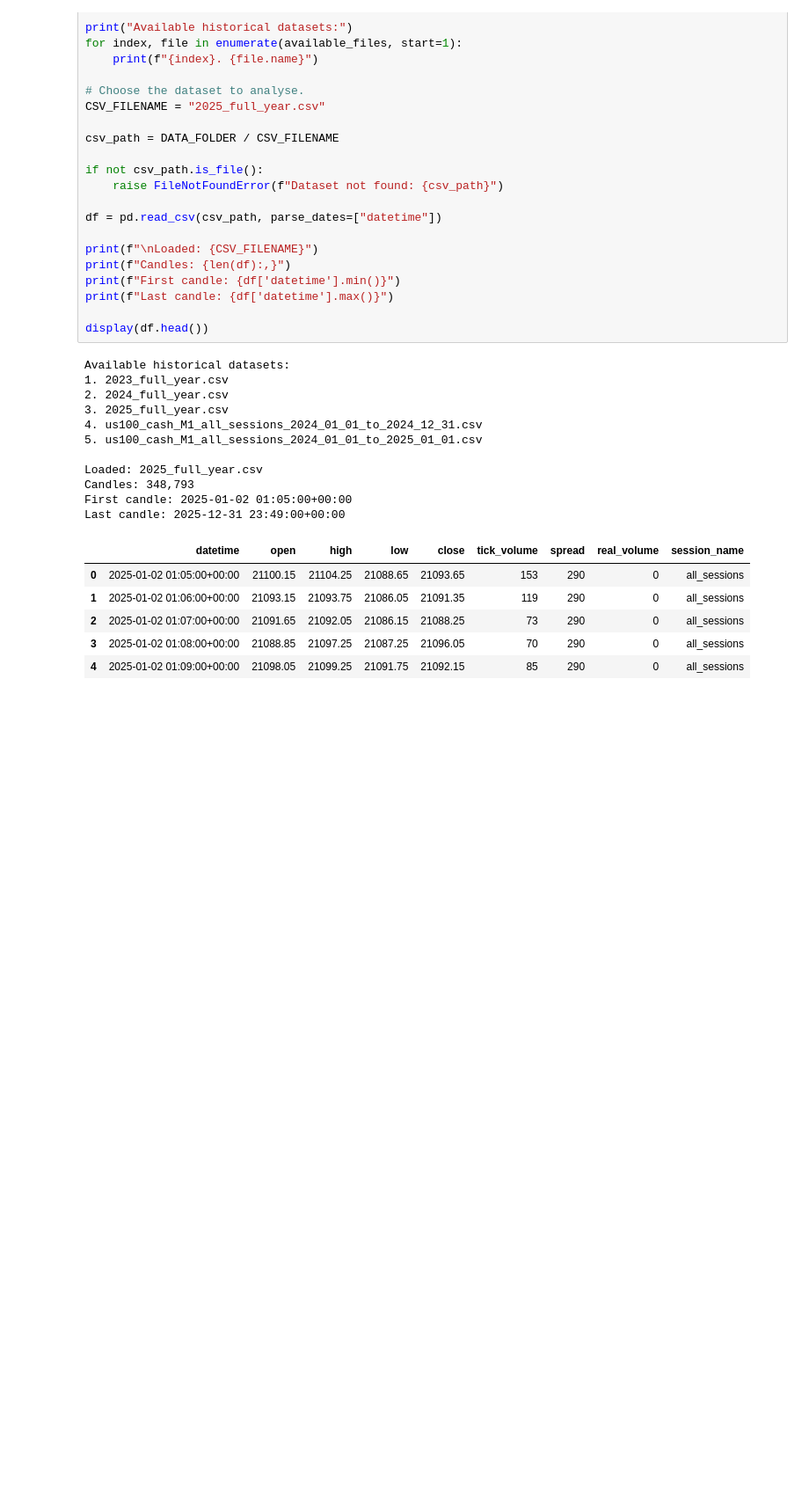
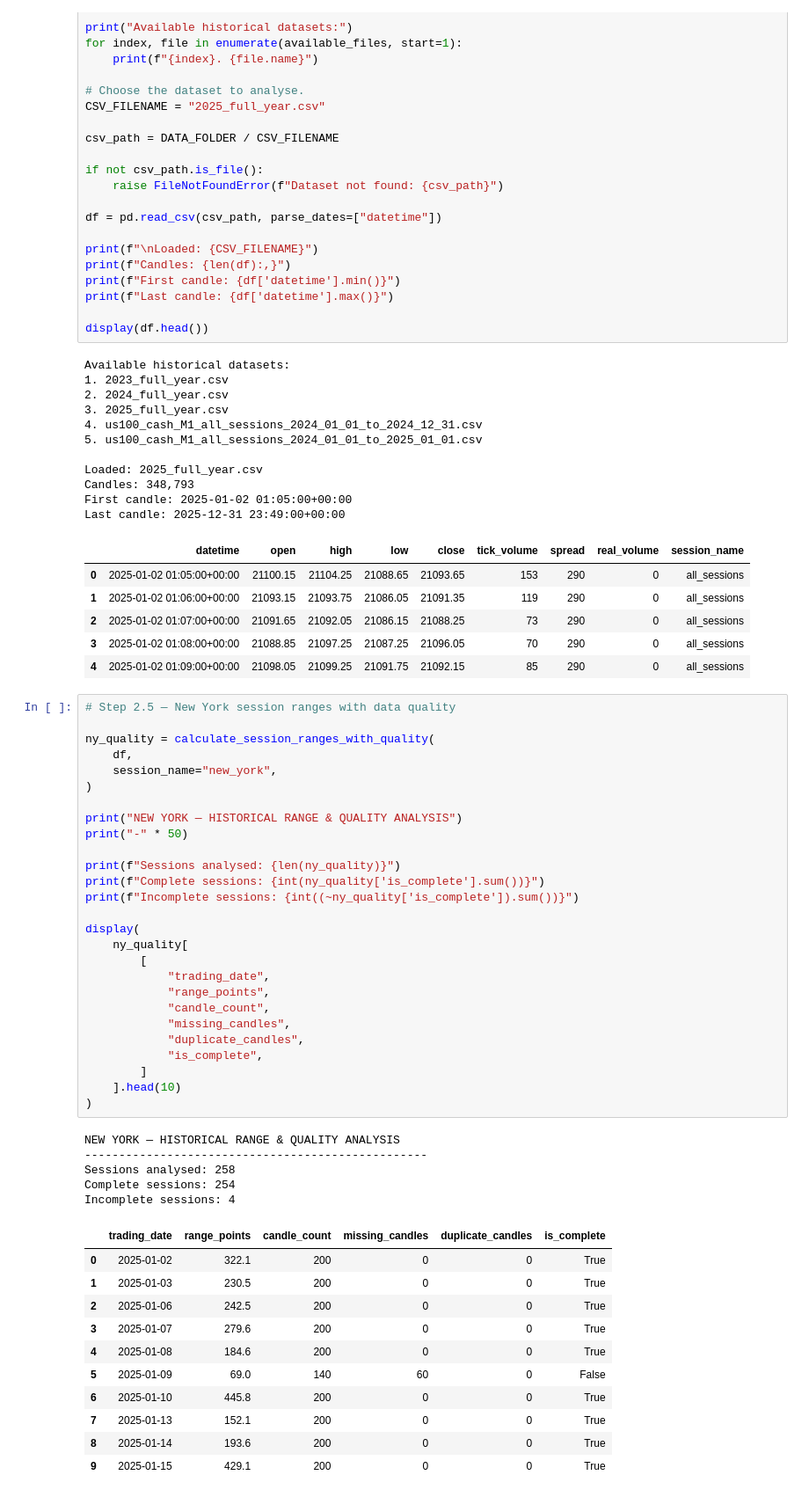
Before and after one commit to oa1013/candle-fetcher, a Jupyter notebook: notebooks/08_daily_session_range_analyzer.ipynb, the cells around one changed output. Shown at 88% size. Saved outputs shown, nothing was run; the diff lists cells and outputs as text; blank space fills up the shorter version.

```diff
--- a/notebooks/08_daily_session_range_analyzer.ipynb
+++ b/notebooks/08_daily_session_range_analyzer.ipynb
@@ -69,3 +69,47 @@ Last candle: 2025-12-31 23:49:00+00:00
 | 2 | 2025-01-02 01:07:00+00:00 | 21091.65 | 21092.05 | 21086.15 | 21088.25 | 73 | 290 | 0 | all_sessions |
 | 3 | 2025-01-02 01:08:00+00:00 | 21088.85 | 21097.25 | 21087.25 | 21096.05 | 70 | 290 | 0 | all_sessions |
 | 4 | 2025-01-02 01:09:00+00:00 | 21098.05 | 21099.25 | 21091.75 | 21092.15 | 85 | 290 | 0 | all_sessions |
+# %%
+# Step 2.5 — New York session ranges with data quality
+
+ny_quality = calculate_session_ranges_with_quality(
+    df,
+    session_name="new_york",
+)
+
+print("NEW YORK — HISTORICAL RANGE & QUALITY ANALYSIS")
+print("-" * 50)
+
+print(f"Sessions analysed: {len(ny_quality)}")
+print(f"Complete sessions: {int(ny_quality['is_complete'].sum())}")
+print(f"Incomplete sessions: {int((~ny_quality['is_complete']).sum())}")
+
+display(
+    ny_quality[
+        [
+            "trading_date",
+            "range_points",
+            "candle_count",
+            "missing_candles",
+            "duplicate_candles",
+            "is_complete",
+        ]
+    ].head(10)
+)
+# %% [output]
+NEW YORK — HISTORICAL RANGE & QUALITY ANALYSIS
+--------------------------------------------------
+Sessions analysed: 258
+Complete sessions: 254
+Incomplete sessions: 4
+|  | trading_date | range_points | candle_count | missing_candles | duplicate_candles | is_complete |
+| 0 | 2025-01-02 | 322.1 | 200 | 0 | 0 | True |
+| 1 | 2025-01-03 | 230.5 | 200 | 0 | 0 | True |
+| 2 | 2025-01-06 | 242.5 | 200 | 0 | 0 | True |
+| 3 | 2025-01-07 | 279.6 | 200 | 0 | 0 | True |
+| 4 | 2025-01-08 | 184.6 | 200 | 0 | 0 | True |
+| 5 | 2025-01-09 | 69.0 | 140 | 60 | 0 | False |
+| 6 | 2025-01-10 | 445.8 | 200 | 0 | 0 | True |
+| 7 | 2025-01-13 | 152.1 | 200 | 0 | 0 | True |
+| 8 | 2025-01-14 | 193.6 | 200 | 0 | 0 | True |
+| 9 | 2025-01-15 | 429.1 | 200 | 0 | 0 | True |
```
Also changed, not shown: parts of 43 cells of this notebook.
